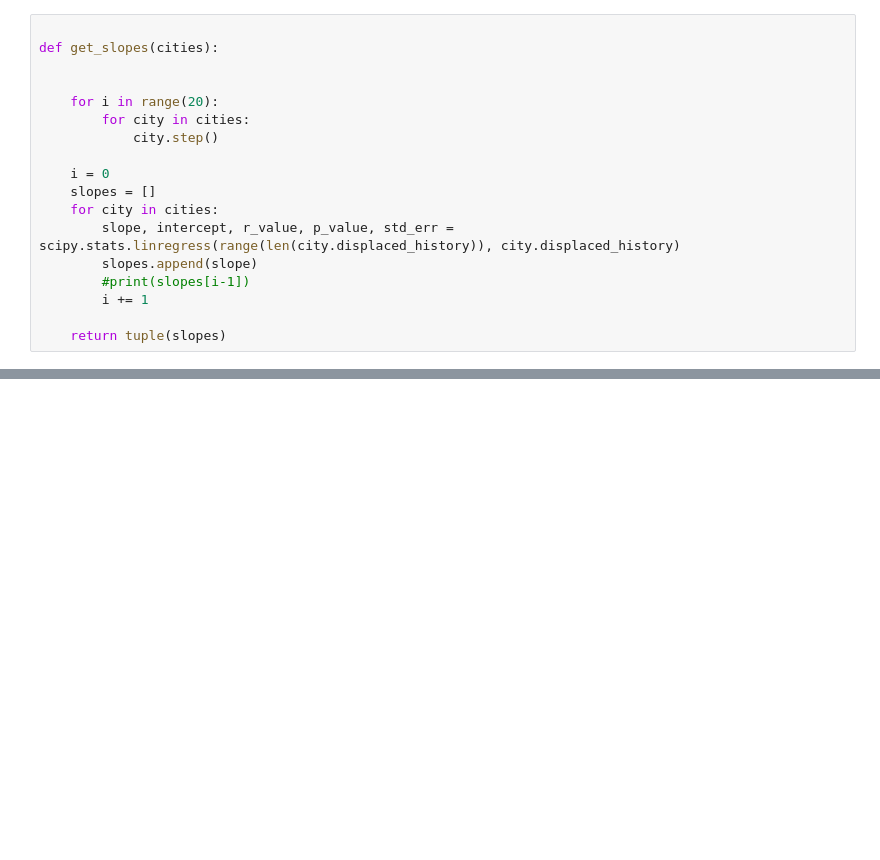
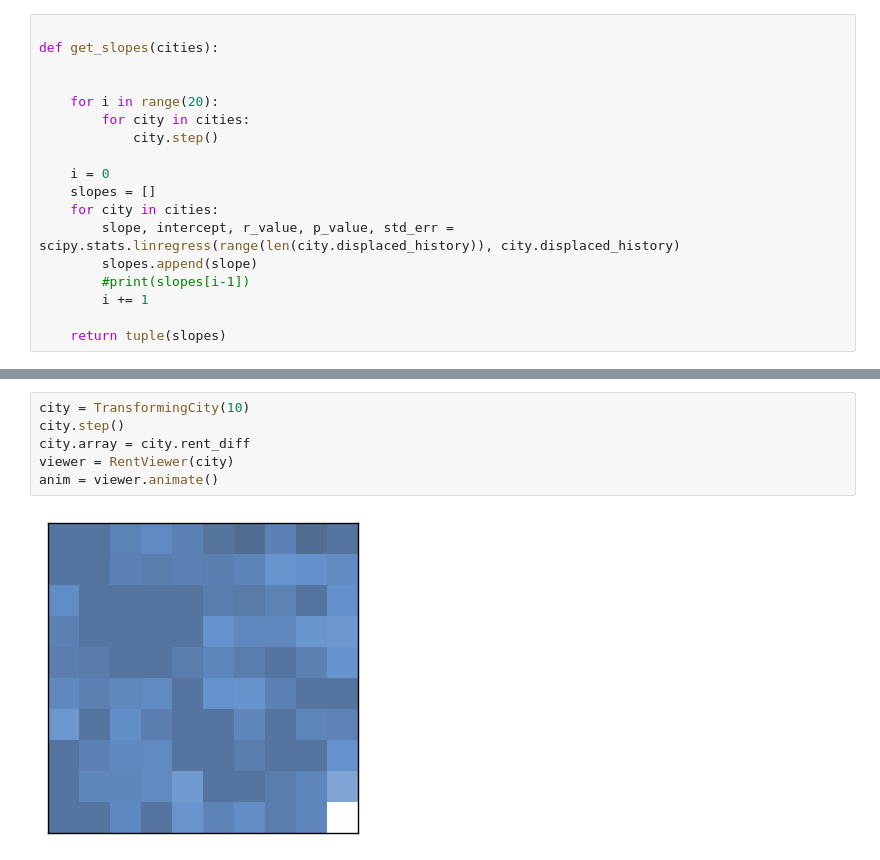
Before and after one commit to Margaretmcrawf/Gentrification, a Jupyter notebook: code/MargoExplore.ipynb, the cells around one changed output, grey strips where cells are left out. Saved outputs shown, nothing was run; the diff lists cells and outputs as text; blank space fills up the shorter version.

```diff
--- a/code/MargoExplore.ipynb
+++ b/code/MargoExplore.ipynb
@@ -205,0 +269,8 @@ plt.show()
+# %%
+city = TransformingCity(10)
+city.step()
+city.array = city.rent_diff
+viewer = RentViewer(city)
+anim = viewer.animate()
+# %% [output]
+[figure, added]
```
Also changed, not shown: parts of 17 cells of this notebook, 2 other files.
